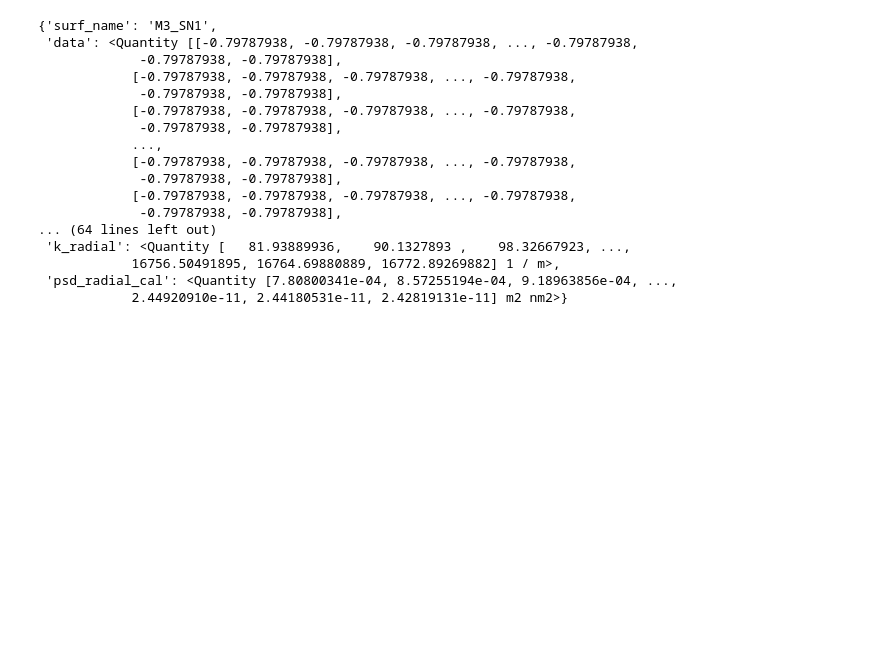
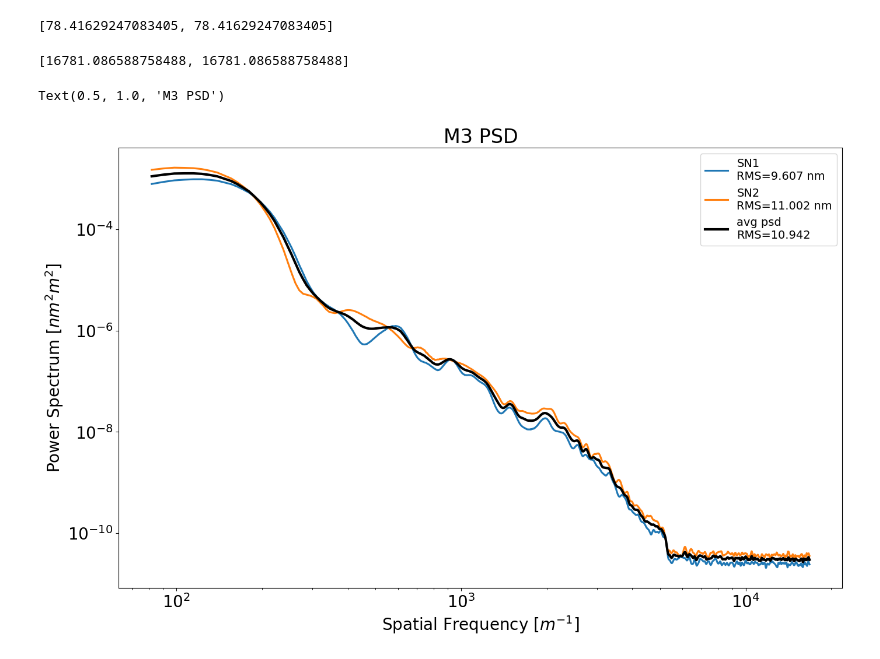
Before and after one commit to jlumbres/cdeep_psd, a Jupyter notebook: OAP/psd/M3/psdgen_M3.ipynb, the cells around one changed output. Saved outputs shown, nothing was run; the diff lists cells and outputs as text; code cells hidden in the pictures; blank space fills up the shorter version.

```diff
--- a/OAP/psd/M3/psdgen_M3.ipynb
+++ b/OAP/psd/M3/psdgen_M3.ipynb
@@ -152,20 +101,0 @@ oap[0].__dict__
-# %%
-oap[0].__dict__
-# %% [output]
-{'surf_name': 'M3_SN1',
- 'data': <Quantity [[-0.79787938, -0.79787938, -0.79787938, ..., -0.79787938,
-             -0.79787938, -0.79787938],
-            [-0.79787938, -0.79787938, -0.79787938, ..., -0.79787938,
-             -0.79787938, -0.79787938],
-            [-0.79787938, -0.79787938, -0.79787938, ..., -0.79787938,
-             -0.79787938, -0.79787938],
-            ...,
-            [-0.79787938, -0.79787938, -0.79787938, ..., -0.79787938,
-             -0.79787938, -0.79787938],
-            [-0.79787938, -0.79787938, -0.79787938, ..., -0.79787938,
-             -0.79787938, -0.79787938],
-... (64 lines left out)
- 'k_radial': <Quantity [   81.93889936,    90.1327893 ,    98.32667923, ...,
-            16756.50491895, 16764.69880889, 16772.89269882] 1 / m>,
- 'psd_radial_cal': <Quantity [7.80800341e-04, 8.57255194e-04, 9.18963856e-04, ...,
-            2.44920910e-11, 2.44180531e-11, 2.42819131e-11] m2 nm2>}
@@ -182,0 +102,38 @@ for n in range(0,len(sn_label)):
+# %%
+[oap[0].k_min.value, oap[1].k_min.value]
+# %% [output]
+[78.41629247083405, 78.41629247083405]
+# %%
+[oap[0].k_max.value, oap[1].k_max.value]
+# %% [output]
+[16781.086588758488, 16781.086588758488]
+# %%
+# calculate the average PSD from the normalized values
+# since the optics have the same sampling and size, their spatial frequency ranges will be the same.
+# we can go directly to the psd value average
+psd_norm_set = np.zeros((2, len(oap[0].psd_radial_cal)))
+psd_norm_set[0] = oap[0].psd_radial_cal.value/oap[0].var.value
+psd_norm_set[1] = oap[1].psd_radial_cal.value/oap[1].var.value
+
+# now take the average psd norm
+psd_norm_avg = np.mean(psd_norm_set, axis=0)
+# multiply average psd norm by the average variance
+avg_var = np.mean([oap[0].var.value, oap[1].var.value])
+psd_cal_avg = psd_norm_avg*avg_var*oap[0].psd_radial_cal.unit
+# %%
+matplotlib.rcParams["font.size"]=20
+plt.figure(figsize=[16,10], dpi=100, facecolor='white')
+for nf in range(0, len(sn_label)):
+    plt.loglog(oap[nf].k_radial.value, oap[nf].psd_radial_cal.value, linewidth=2.25,
+               label='SN{0}\nRMS={1:.3f}'.format(sn_label[nf], oap[nf].rms_tot))
+plt.loglog(oap[nf].k_radial.value, psd_cal_avg.value, linewidth=3, color='k',
+           label='avg psd\nRMS={1:.3f}'.format(sn_label[nf], np.sqrt(avg_var)))
+#plt.axhline(y=bsr_1.value, ls='--', color='blue', label='SN1 bsr={0:.3e}'.format(bsr_1))
+#plt.axhline(y=bsr_2.value, ls='--', color='orange', label='SN2 bsr={0:.3e}'.format(bsr_2))
+plt.xlabel('Spatial Frequency [{0}]'.format(r'$m^{-1}$'))
+plt.ylabel('Power Spectrum [{0}{1}]'.format(r'$nm^{2}$',r'$m^{2}$'))
+plt.legend(prop={'size':14})#,loc='center left', bbox_to_anchor=(1, 0.5))
+plt.title('{0} PSD'.format(opt_parms['label']))
+# %% [output]
+Text(0.5, 1.0, 'M3 PSD')
+[figure, added]
```
Also changed, not shown: parts of 11 cells of this notebook, 3 other files.
